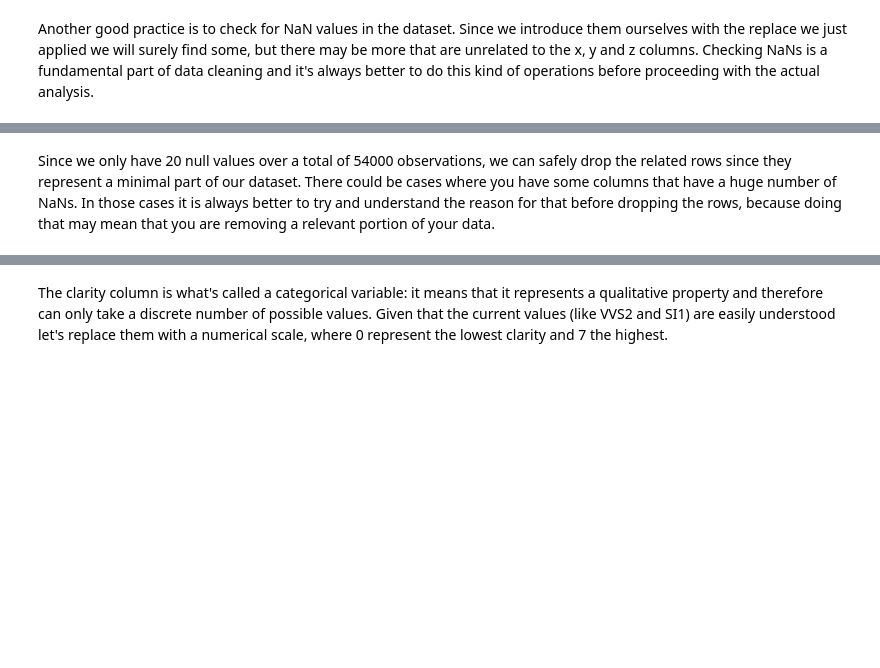
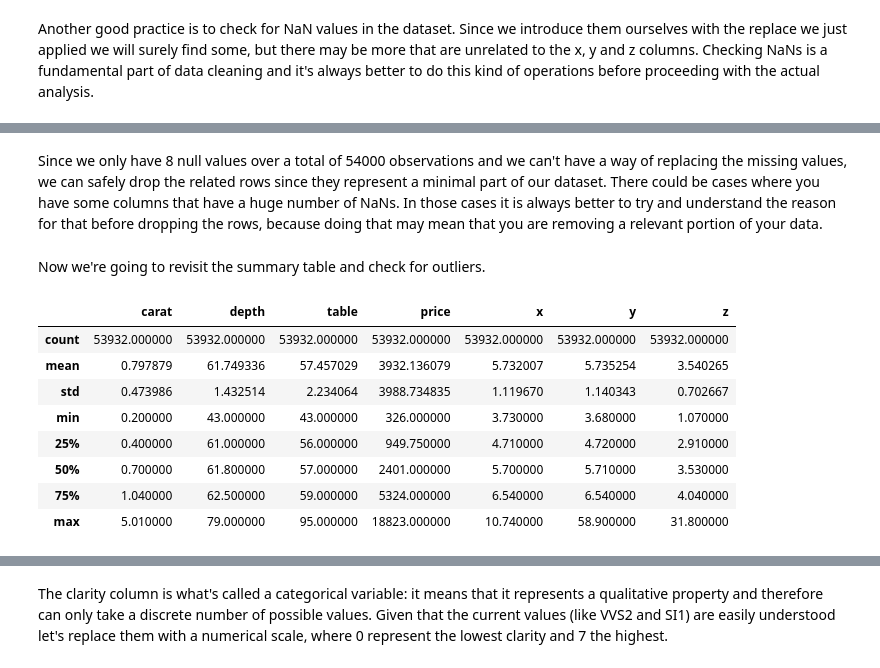
Before and after one commit to ta-data-bcn/Review-W4-Data-Cleaning-And-Descriptive-Statistics, a Jupyter notebook: main.ipynb, the cells around one changed output, grey strips where cells are left out. Drawn from its saved outputs; the diff is of its cells as text; code cells hidden in the pictures; blank space fills up the shorter version.

```diff
--- a/main.ipynb
+++ b/main.ipynb
@@ -115,5 +177,19 @@ z          20
 dtype: int64
 # %% [markdown]
-Since we only have 20 null values over a total of 54000 observations, we can safely drop the related rows since they represent a minimal part of our dataset. There could be cases where you have some columns that have a huge number of NaNs. In those cases it is always better to try and understand the reason for that before dropping the rows, because doing that may mean that you are removing a relevant portion of your data.
+Since we only have 8 null values over a total of 54000 observations and we can't have a way of replacing the missing values, we can safely drop the related rows since they represent a minimal part of our dataset. There could be cases where you have some columns that have a huge number of NaNs. In those cases it is always better to try and understand the reason for that before dropping the rows, because doing that may mean that you are removing a relevant portion of your data.
 # %%
 diamonds = diamonds.dropna()
+# %% [markdown]
+Now we're going to revisit the summary table and check for outliers.
+# %%
+diamonds.describe()
+# %% [output]
+|  | carat | depth | table | price | x | y | z |
+| count | 53932.000000 | 53932.000000 | 53932.000000 | 53932.000000 | 53932.000000 | 53932.000000 | 53932.000000 |
+| mean | 0.797879 | 61.749336 | 57.457029 | 3932.136079 | 5.732007 | 5.735254 | 3.540265 |
+| std | 0.473986 | 1.432514 | 2.234064 | 3988.734835 | 1.119670 | 1.140343 | 0.702667 |
+| min | 0.200000 | 43.000000 | 43.000000 | 326.000000 | 3.730000 | 3.680000 | 1.070000 |
+| 25% | 0.400000 | 61.000000 | 56.000000 | 949.750000 | 4.710000 | 4.720000 | 2.910000 |
+| 50% | 0.700000 | 61.800000 | 57.000000 | 2401.000000 | 5.700000 | 5.710000 | 3.530000 |
+| 75% | 1.040000 | 62.500000 | 59.000000 | 5324.000000 | 6.540000 | 6.540000 | 4.040000 |
+| max | 5.010000 | 79.000000 | 95.000000 | 18823.000000 | 10.740000 | 58.900000 | 31.800000 |
```
Also changed, not shown: parts of 27 cells of this notebook.
